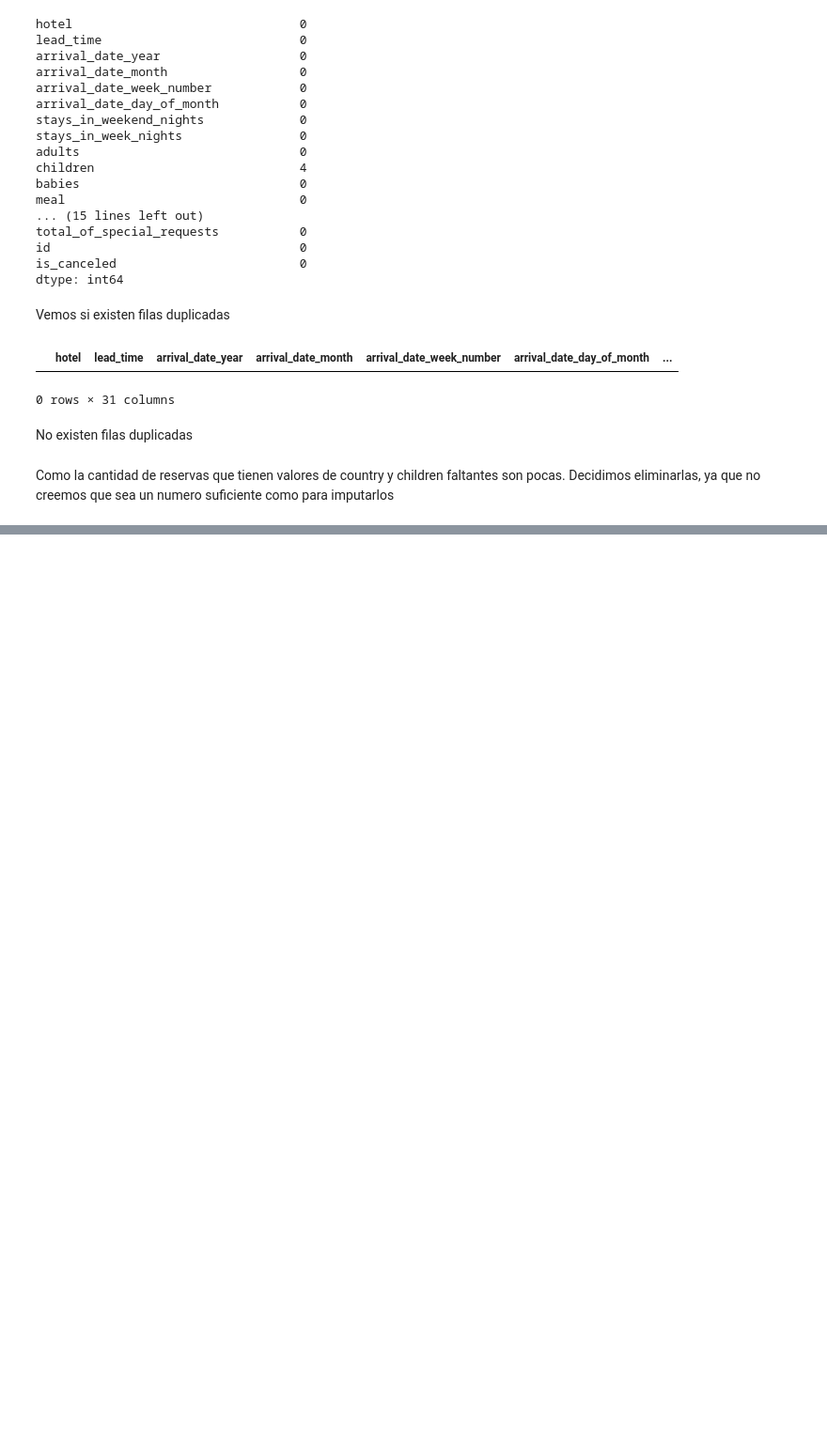
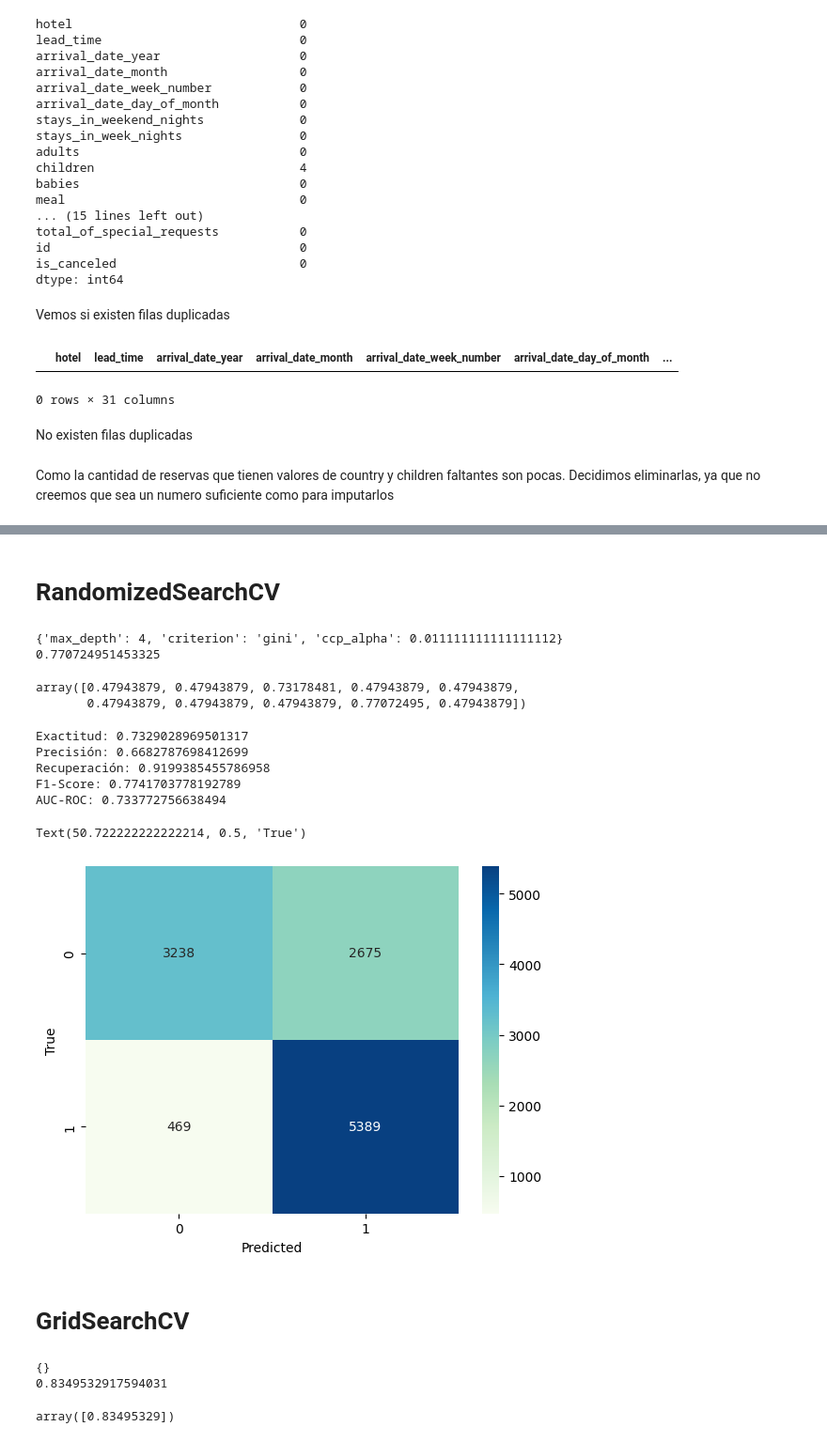
Before and after one commit to franmazzaro/7506R-2C2023-GRUPO39, a Jupyter notebook: 7506R_TP1_GRUPO39_CHP1_ENTREGA.ipynb, the cells around one changed output, grey strips where cells are left out. Shown at 94% size. Cells and saved outputs as stored; diff of their text form; code cells hidden in the pictures; blank space fills up the shorter version.

Commit message:
arboles de decision, work in progress"

```diff
--- a/7506R_TP1_GRUPO39_CHP1_ENTREGA.ipynb
+++ b/7506R_TP1_GRUPO39_CHP1_ENTREGA.ipynb
@@ -1244,0 +1287,5 @@ reservas_limpio.drop(index=reservas_country_nan, axis=0, inplace=True)
+# %%
+df_arbol = reservas_limpio.copy()
+df_arbol.head()
+df_arbol.drop("id",axis='columns', inplace=True)
+df_arbol = pd.get_dummies(df_arbol, columns=["hotel","arrival_date_month","meal","country","market_segment","distribution_channel","reserved_room_type","assigned_room_type","deposit_type","customer_type"], drop_first=True)
@@ -1244,0 +1300,5 @@ reservas_limpio.drop(index=reservas_country_nan, axis=0, inplace=True)
+# %%
+X = df_arbol.drop(['is_canceled'], axis=1)
+y = df_arbol['is_canceled']
+# %% [markdown]
+# RandomizedSearchCV
@@ -1244,0 +1337,47 @@ reservas_limpio.drop(index=reservas_country_nan, axis=0, inplace=True)
+# %%
+print(randomcv.best_params_)
+
+print(randomcv.best_score_)
+# %% [output]
+{'max_depth': 4, 'criterion': 'gini', 'ccp_alpha': 0.011111111111111112}
+0.770724951453325
+# %%
+randomcv.cv_results_['mean_test_score']
+# %% [output]
+array([0.47943879, 0.47943879, 0.73178481, 0.47943879, 0.47943879,
+       0.47943879, 0.47943879, 0.47943879, 0.77072495, 0.47943879])
+# %%
+y_pred_ramdom = randomcv.predict(X_test_ramdom)
+
+# Evaluar el modelo en el conjunto de prueba
+accuracy = accuracy_score(y_test_ramdom, y_pred_ramdom)
+precision = precision_score(y_test_ramdom, y_pred_ramdom)
+recall = recall_score(y_test_ramdom, y_pred_ramdom)
+f1 = f1_score(y_test_ramdom, y_pred_ramdom)
+roc_auc = roc_auc_score(y_test_ramdom, y_pred_ramdom)
+
+print("Exactitud:", accuracy)
+print("Precisión:", precision)
+print("Recuperación:", recall)
+print("F1-Score:", f1)
+print("AUC-ROC:", roc_auc)
+# %% [output]
+Exactitud: 0.7329028969501317
+Precisión: 0.6682787698412699
+Recuperación: 0.9199385455786958
+F1-Score: 0.7741703778192789
+AUC-ROC: 0.733772756638494
+# %%
+from sklearn.metrics import confusion_matrix, classification_report
+#Creo la matriz de confusión
+tabla=confusion_matrix(y_test_ramdom, y_pred_ramdom)
+
+#Grafico la matriz de confusión
+sns.heatmap(tabla,cmap='GnBu',annot=True,fmt='g')
+plt.xlabel('Predicted')
+plt.ylabel('True')
+# %% [output]
+Text(50.722222222222214, 0.5, 'True')
+[figure, added]
+# %% [markdown]
+# GridSearchCV
@@ -1244,0 +1408,11 @@ reservas_limpio.drop(index=reservas_country_nan, axis=0, inplace=True)
+# %%
+print(gridcv.best_params_)
+
+print(gridcv.best_score_)
+# %% [output]
+{}
+0.8349532917594031
+# %%
+gridcv.cv_results_['mean_test_score']
+# %% [output]
+array([0.83495329])
```
Also changed, not shown: parts of 15 cells of this notebook.
